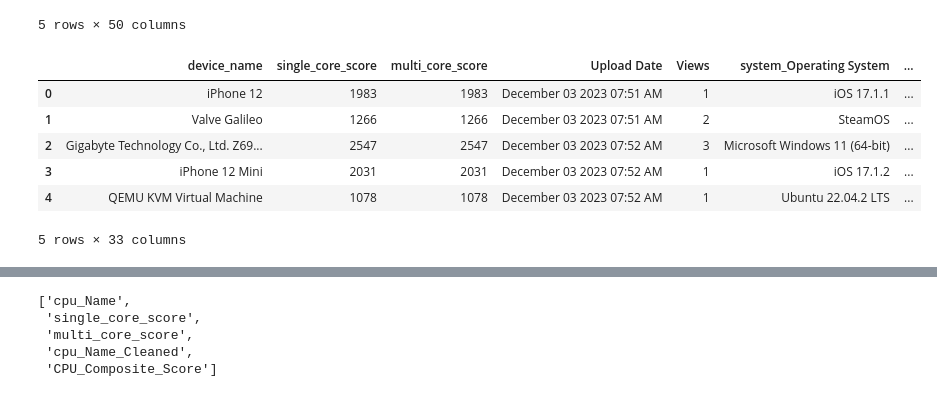
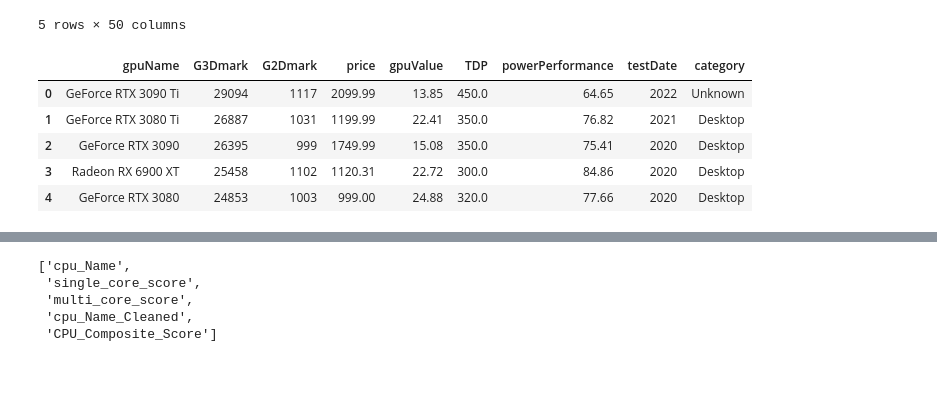
Before and after one commit to DariusVaida/Android_Benchmarking_App, a Jupyter notebook: Untitled0.ipynb, the cells around one changed output, grey strips where cells are left out. Cells and saved outputs as stored; diff of their text form; code cells hidden in the pictures.

```diff
--- a/Untitled0.ipynb
+++ b/Untitled0.ipynb
@@ -17,15 +17,14 @@ data.head()
 | 4 | 4 | Sony | Xperia L2 Dual SIM TD-LTE APAC H4331 | 2018-02-01 | 2018-01-08 | Sony | Sony | Haptic touch feedback | ... |
 5 rows × 50 columns
 # %%
-cpu_data.head()
+gpu_data.head()
 # %% [output]
-|  | device_name | single_core_score | multi_core_score | Upload Date | Views | system_Operating System | ... |
-| 0 | iPhone 12 | 1983 | 1983 | December 03 2023 07:51 AM | 1 | iOS 17.1.1 | ... |
-| 1 | Valve Galileo | 1266 | 1266 | December 03 2023 07:51 AM | 2 | SteamOS | ... |
-| 2 | Gigabyte Technology Co., Ltd. Z69... | 2547 | 2547 | December 03 2023 07:52 AM | 3 | Microsoft Windows 11 (64-bit) | ... |
-| 3 | iPhone 12 Mini | 2031 | 2031 | December 03 2023 07:52 AM | 1 | iOS 17.1.2 | ... |
-| 4 | QEMU KVM Virtual Machine | 1078 | 1078 | December 03 2023 07:52 AM | 1 | Ubuntu 22.04.2 LTS | ... |
+|  | gpuName | G3Dmark | G2Dmark | price | gpuValue | TDP | powerPerformance | testDate | category |
+| 0 | GeForce RTX 3090 Ti | 29094 | 1117 | 2099.99 | 13.85 | 450.0 | 64.65 | 2022 | Unknown |
+| 1 | GeForce RTX 3080 Ti | 26887 | 1031 | 1199.99 | 22.41 | 350.0 | 76.82 | 2021 | Desktop |
+| 2 | GeForce RTX 3090 | 26395 | 999 | 1749.99 | 15.08 | 350.0 | 75.41 | 2020 | Desktop |
+| 3 | Radeon RX 6900 XT | 25458 | 1102 | 1120.31 | 22.72 | 300.0 | 84.86 | 2020 | Desktop |
+| 4 | GeForce RTX 3080 | 24853 | 1003 | 999.00 | 24.88 | 320.0 | 77.66 | 2020 | Desktop |
-5 rows × 33 columns
 # %%
 cpu_data = cpu_data[['cpu_Name', 'single_core_score', 'multi_core_score']]
 
```
Also changed, not shown: parts of 22 cells of this notebook.
